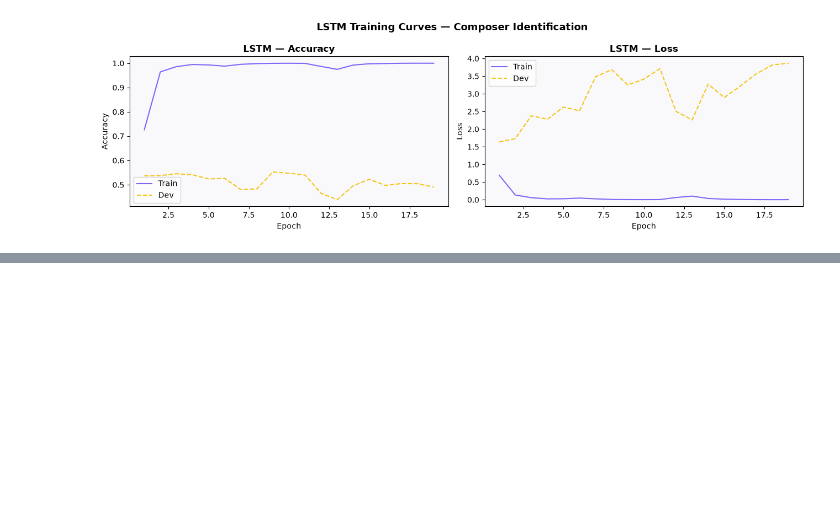
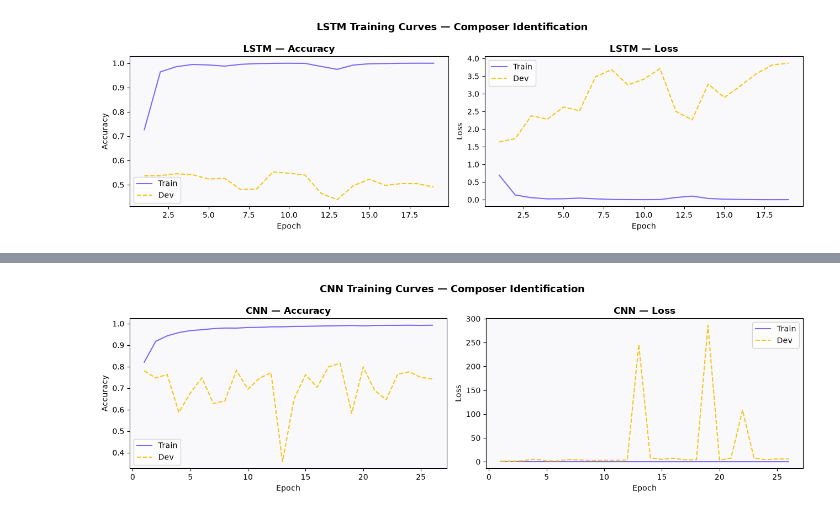
Before and after one commit to vgsilva-eng/Neural-Networks, a Jupyter notebook: neural_composer_classifier.ipynb, the cells around one changed output, grey strips where cells are left out. Cells and saved outputs as stored; diff of their text form; code cells hidden in the pictures; blank space fills up the shorter version.

```diff
--- a/neural_composer_classifier.ipynb
+++ b/neural_composer_classifier.ipynb
@@ -614,0 +736,27 @@ Trained on 114,548 augmented windows (7× pitch-shift + tempo-scale augmentation
+# %%
+# Phase 4 — Training curves
+fig, (ax1, ax2) = plt.subplots(1, 2, figsize=(13, 4))
+
+epochs_cnn = range(1, len(history_cnn.history['accuracy']) + 1)
+
+ax1.plot(epochs_cnn, history_cnn.history['accuracy'],     label='Train', color='#7c6af7')
+ax1.plot(epochs_cnn, history_cnn.history['val_accuracy'], label='Dev',   color='#f5c518', linestyle='--')
+ax1.set_title('CNN — Accuracy', fontweight='bold')
+ax1.set_xlabel('Epoch')
+ax1.set_ylabel('Accuracy')
+ax1.legend()
+ax1.set_facecolor('#f9f9fb')
+
+ax2.plot(epochs_cnn, history_cnn.history['loss'],     label='Train', color='#7c6af7')
+ax2.plot(epochs_cnn, history_cnn.history['val_loss'], label='Dev',   color='#f5c518', linestyle='--')
+ax2.set_title('CNN — Loss', fontweight='bold')
+ax2.set_xlabel('Epoch')
+ax2.set_ylabel('Loss')
+ax2.legend()
+ax2.set_facecolor('#f9f9fb')
+
+fig.suptitle('CNN Training Curves — Composer Identification', fontsize=13, fontweight='bold')
+fig.tight_layout()
+plt.show()
+# %% [output]
+[figure, added]
```
Also changed, not shown: parts of 7 cells of this notebook.
